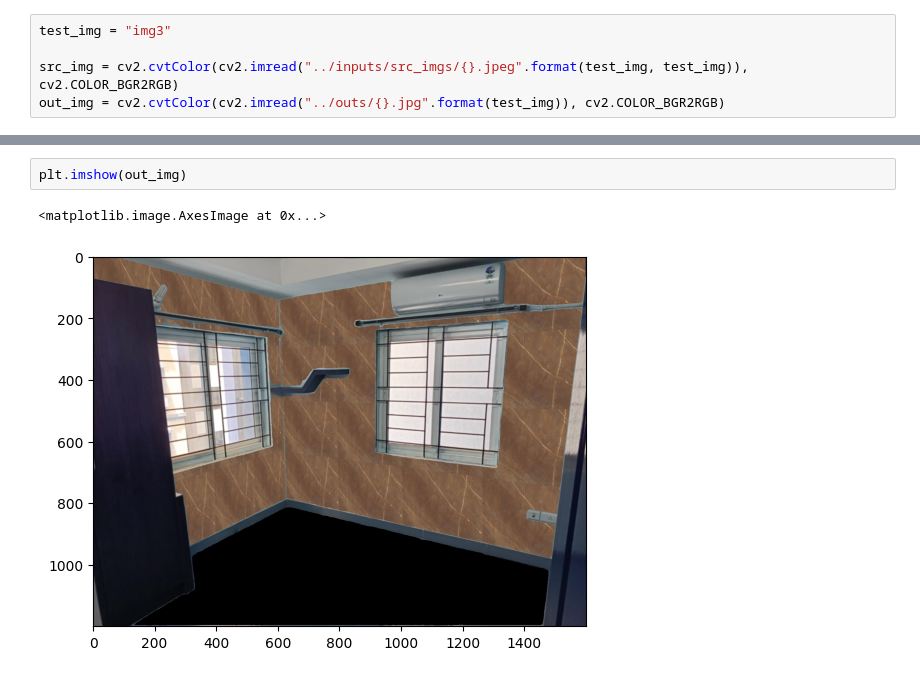
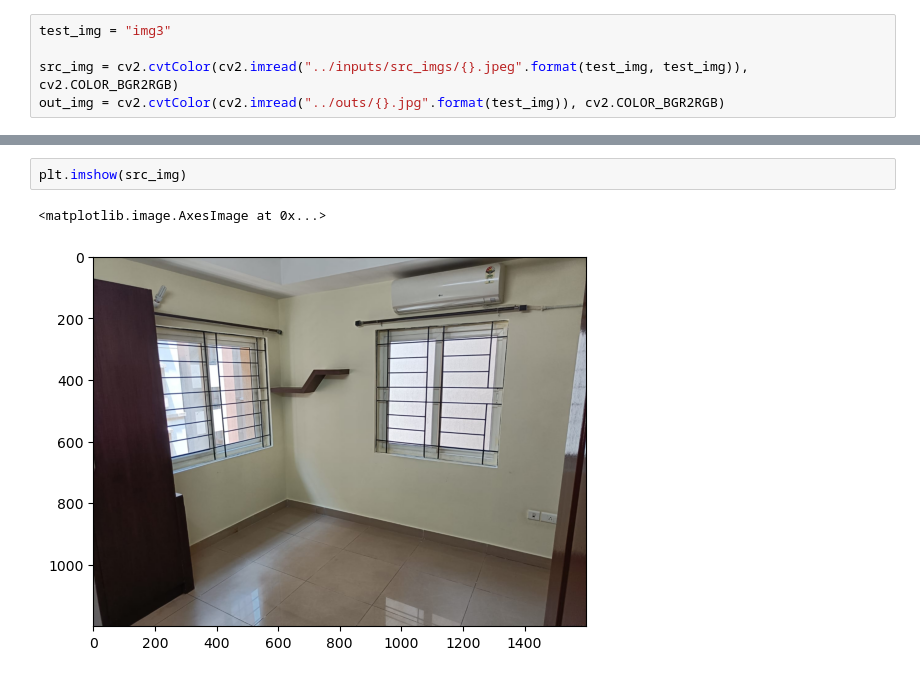
Before and after one commit to Karan-00-11/mfs, a Jupyter notebook: illumination/illumination_matcher.ipynb, the cells around one changed output, grey strips where cells are left out. Saved outputs shown, nothing was run; the diff lists cells and outputs as text.

```diff
--- a/illumination/illumination_matcher.ipynb
+++ b/illumination/illumination_matcher.ipynb
@@ -124,5 +129,5 @@ error: OpenCV(4.7.0) /Users/runner/work/opencv-python/opencv-python/opencv/modul
 # %%
-plt.imshow(out_img)
+plt.imshow(src_img)
 # %% [output]
 <matplotlib.image.AxesImage at 0x...>
-[figure, old version]
+[figure, new version]
```
Also changed, not shown: parts of 6 cells of this notebook, 6 other files.
